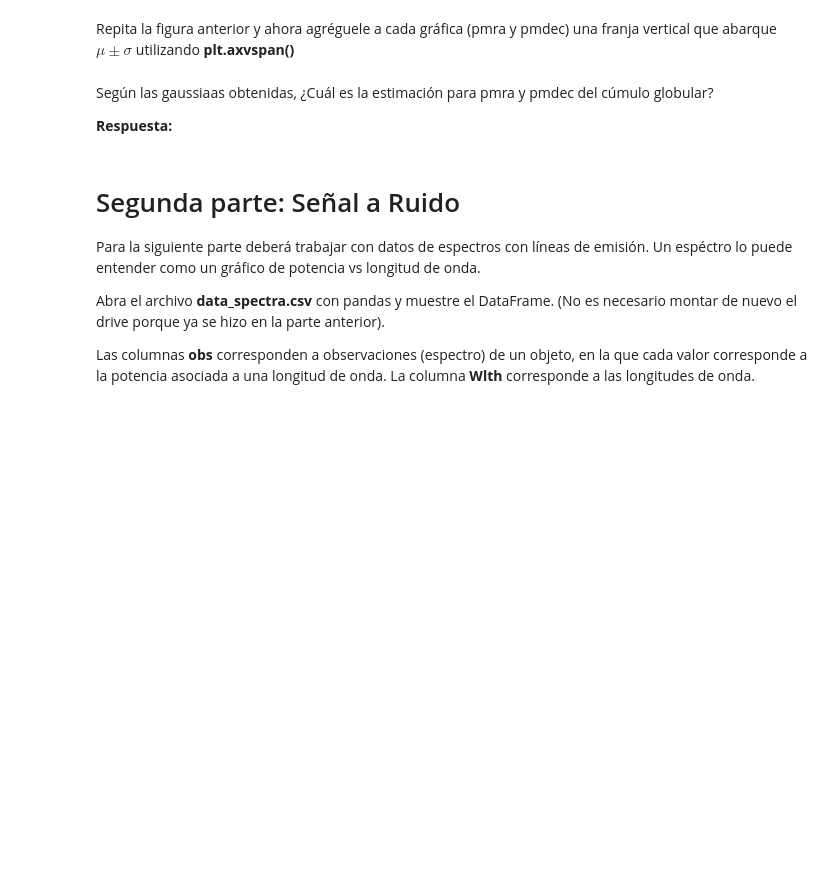
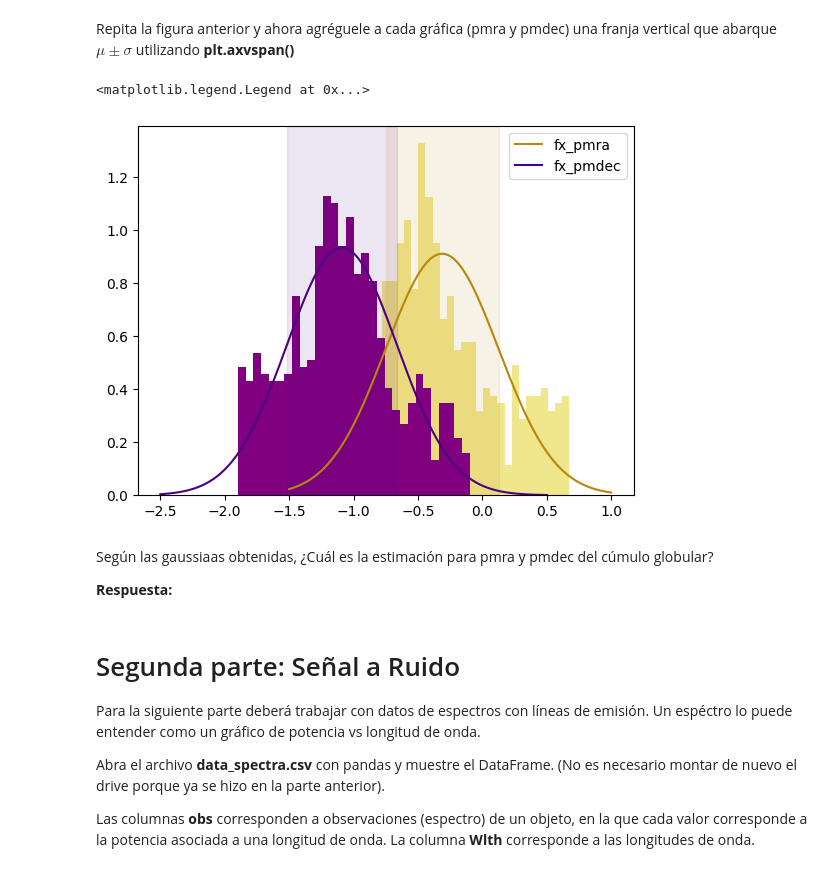
Before and after one commit to GARU0012/Tarea-2, a Jupyter notebook: Tarea2.ipynb, the cells around one changed output. Cells and saved outputs as stored; diff of their text form; code cells hidden in the pictures; blank space fills up the shorter version.

Commit message:
Lista primera parte sin la respuesta al final

```diff
--- a/Tarea2.ipynb
+++ b/Tarea2.ipynb
@@ -104,5 +161,18 @@ Repita la gráfica anterior pero ahora tanto para pmra como para pmdec e incorpo
 # %% [markdown]
 Repita la figura anterior y ahora agréguele a cada gráfica (pmra y pmdec) una franja vertical que abarque $\mu \pm \sigma$ utilizando **plt.axvspan()**
+# %%
+# copypasteamos de la ultima parte y para agregar estas franjas, ponemos en los argumentos de plt.axvspan() los inicios y finales de la franja (mu - sigma, mu + sigma)
+plt.hist(pmra, bins = 30, density = True, color = "khaki")
+plt.plot(x_pmra, fx_pmra, color = "darkgoldenrod", label = "fx_pmra")
+plt.axvspan(mu_pmra - std_pmra, mu_pmra + std_pmra, color = "darkgoldenrod", alpha = 0.1)
+
+plt.hist(pmdec, bins = 30, density = True, color = "purple")
+plt.plot(x_pmdec, fx_pmdec, color = "indigo", label = "fx_pmdec")
+plt.axvspan(mu_pmdec - std_pmdec, mu_pmdec + std_pmdec, color = "indigo", alpha = 0.1)
+plt.legend()
+# %% [output]
+<matplotlib.legend.Legend at 0x...>
+[figure, added]
 # %% [markdown]
 Según las gaussiaas obtenidas, ¿Cuál es la estimación para pmra y pmdec del cúmulo globular?
 
```
Also changed, not shown: parts of 19 cells of this notebook.
